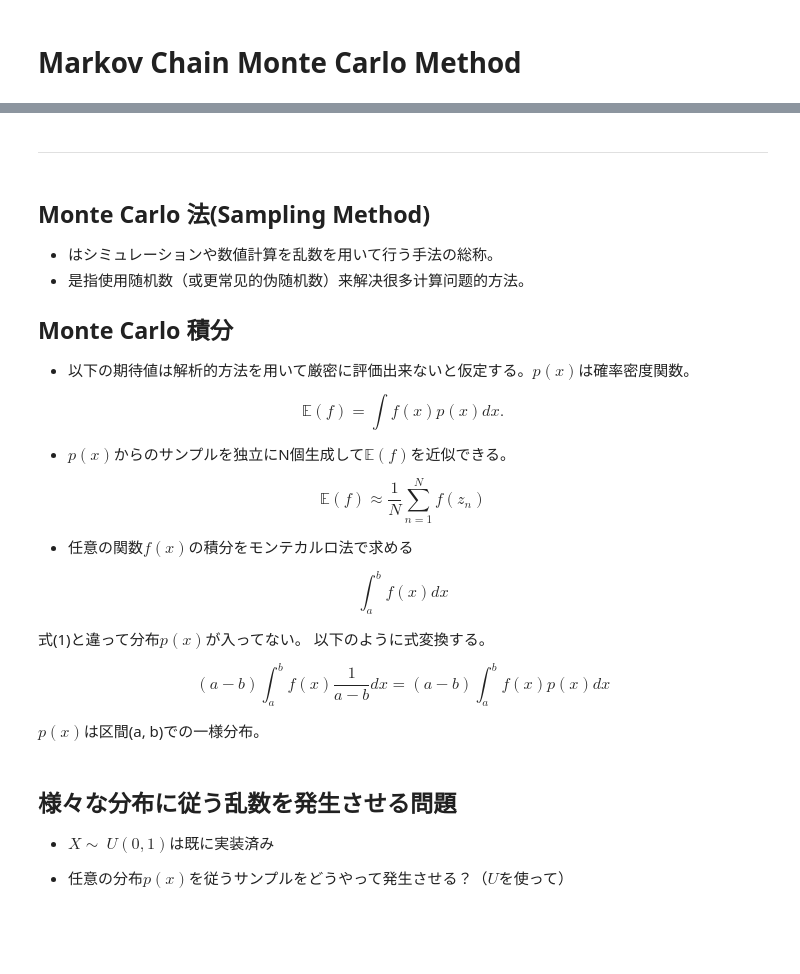
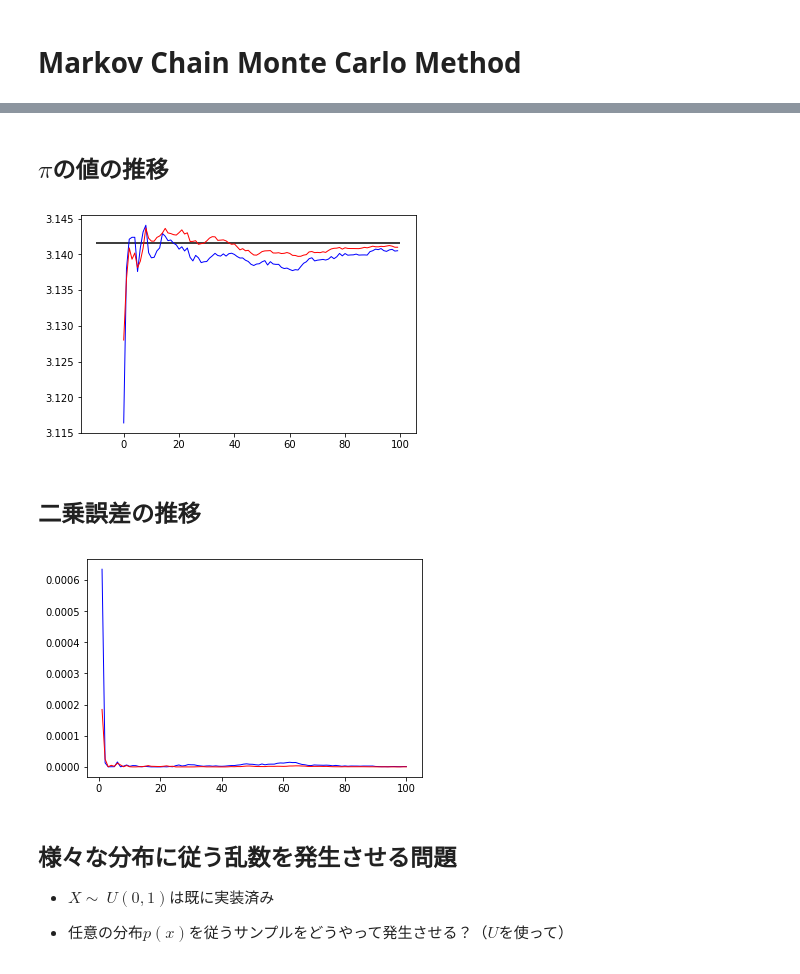
Before and after one commit to aronsoyol/lda, a Jupyter notebook: MCMC.ipynb, the cells around one changed output, grey strips where cells are left out. Saved outputs shown, nothing was run; the diff lists cells and outputs as text; code cells hidden in the pictures; blank space fills up the shorter version.

```diff
--- a/MCMC.ipynb
+++ b/MCMC.ipynb
@@ -3,31 +58,47 @@
+# %%
+ff = lambda x: np.sqrt(1-(x**2))
+
+pi_1_array = []
+pi_2_array = []
+X = np.array([])
+Y = np.array([])
+step_size = 10000
+for i in range(100):
+    X = np.append(X, np.random.uniform(size = step_size))
+    Y = np.append(Y, np.random.uniform(size = step_size))
+    count_in_circle = 0
+    for p0, p1 in zip(X, Y):
+#         print(p0, p1)
+        if (p0*p0 + p1*p1 <=1):
+            count_in_circle +=1
+
+#     print(len(in_pt))
+
+    pi_1 = 4 * count_in_circle/ len(X)
+    pi_2 = 4 * np.mean(ff(X))
+
+    pi_1_array.append(pi_1)
+    pi_2_array.append(pi_2)
+# %% [markdown]
+## $\pi$の値の推移
+# %%
+plt.plot(range(100), pi_1_array, lw=1,color='b')
+plt.plot(range(100), pi_2_array, lw=1,color='r')
+plt.hlines(np.pi, -10, 100 )
+plt.show()
+# %% [output]
+[figure, added]
 # %% [markdown]
-***
+## 二乗誤差の推移
-# %% [markdown]
-## Monte Carlo 法(Sampling Method)
-
-- はシミュレーションや数値計算を乱数を用いて行う手法の総称。
-- 是指使用随机数（或更常见的伪随机数）来解决很多计算问题的方法。
-
-## Monte Carlo 積分
-
-- 以下の期待値は解析的方法を用いて厳密に評価出来ないと仮定する。$p(x)$は確率密度関数。
-
-$$\mathbb{E}(f)=\int f(x)p(x)dx.\tag{1}$$
-
-- $p(x)$からのサンプルを独立にN個生成して$\mathbb{E}(f)$を近似できる。
-
-$$\mathbb{E}(f)\approx\frac{1}{N}\sum_{n=1}^{N} f(z_n)\tag{2}$$
-
-- 任意の関数$f(x)$の積分をモンテカルロ法で求める
-
-$$\int_a^bf(x)dx\tag{3}$$
-
-式(1)と違って分布$p(x)$が入ってない。
-以下のように式変換する。
-
-$$ {(a-b)}\int_a^bf(x)\frac{1}{a-b}dx= (a-b)\int_a^bf(x)p(x)dx\tag{4}$$
-
-$p(x)$は区間(a, b)での一様分布。
+# %%
+pi_1_square_err_array = [(p-np.pi)**2 for p in pi_1_array]
+pi_2_square_err_array = [(p-np.pi)**2 for p in pi_2_array]
+plt.plot(range(1,101), pi_1_square_err_array, lw=1,color='b')
+plt.plot(range(1,101), pi_2_square_err_array, lw=1,color='r')
+
+plt.show()
+# %% [output]
+[figure, added]
 # %% [markdown]
 ## 様々な分布に従う乱数を発生させる問題
 
```
Also changed, not shown: parts of 17 cells of this notebook.
